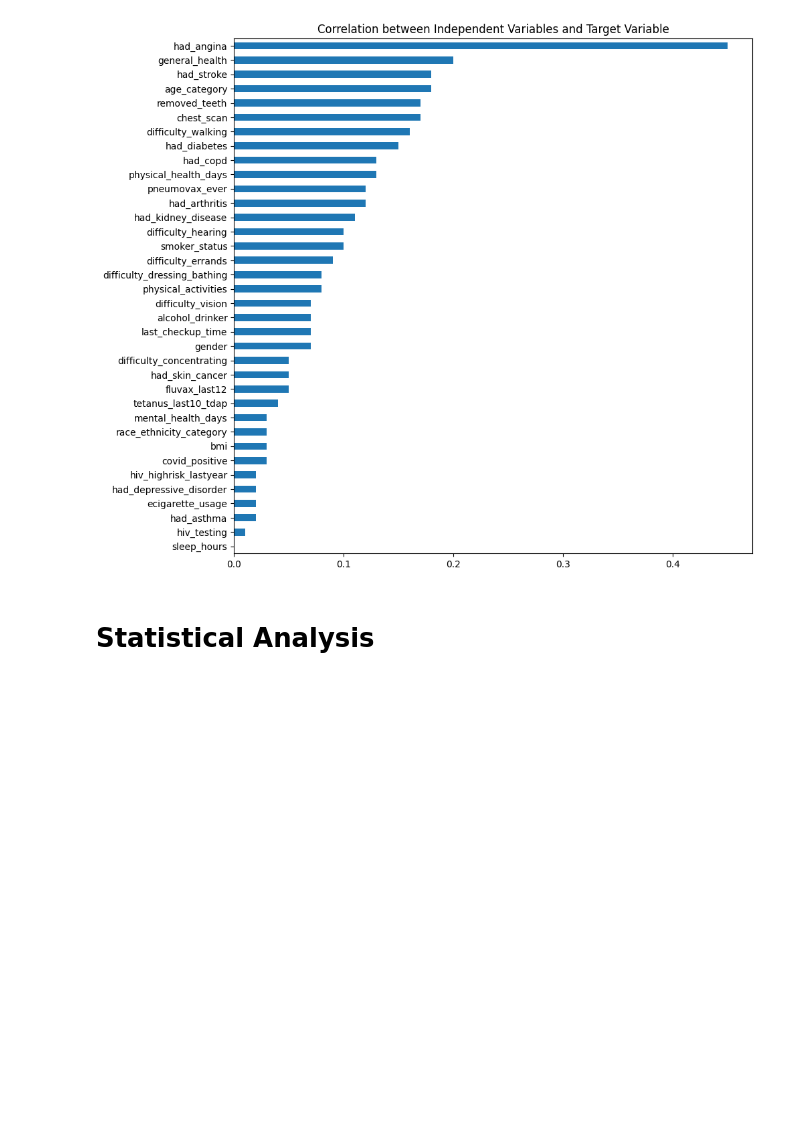
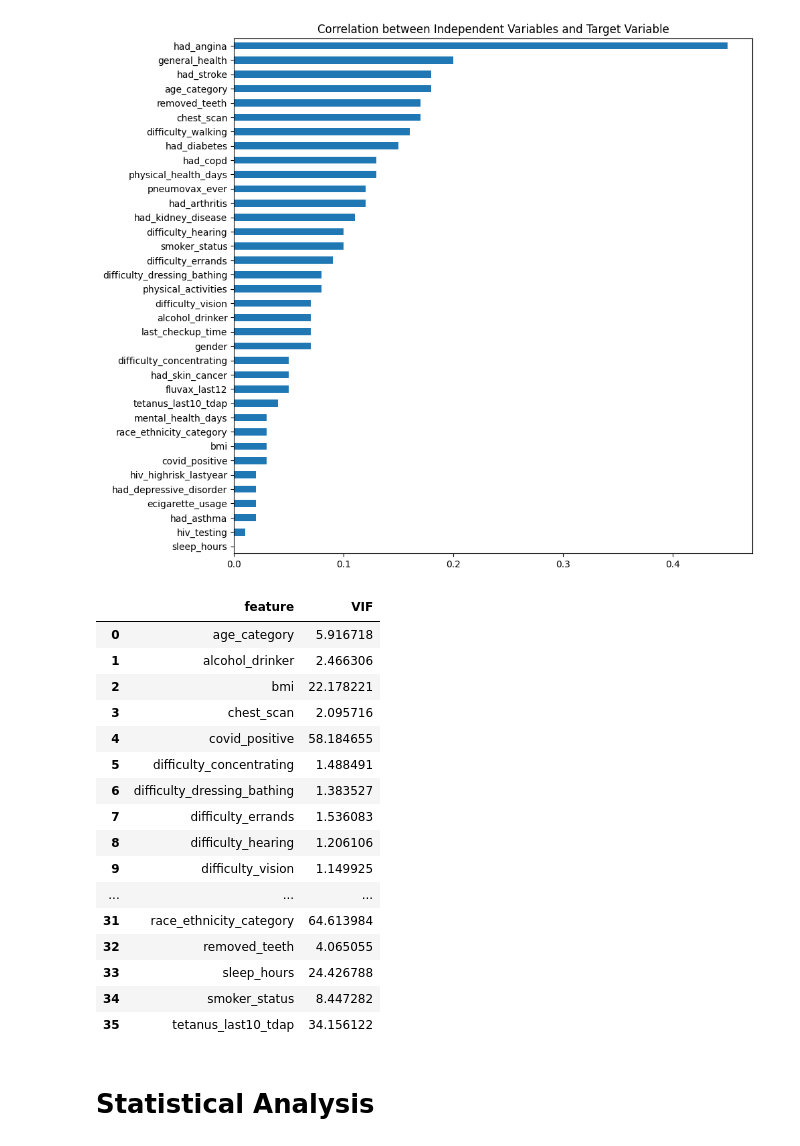
Before and after one commit to Vaneryn/6006cem-ml, a Jupyter notebook: notebooks/eda_brfss_heart.ipynb, the cells around one changed output. Cells and saved outputs as stored; diff of their text form; code cells hidden in the pictures; blank space fills up the shorter version.

```diff
--- a/notebooks/eda_brfss_heart.ipynb
+++ b/notebooks/eda_brfss_heart.ipynb
@@ -551,6 +555,38 @@ abs(corr['had_heart_attack']).sort_values()[:-1].plot.barh()
 plt.show()
 # %% [output]
 [figure]
+# %%
+from statsmodels.stats.outliers_influence import variance_inflation_factor
+
+df_vif = df_corr.copy()
+X = df_vif.drop('had_heart_attack', axis=1)
+
+vif_data = pd.DataFrame()
+vif_data["feature"] = X.columns
+
+# Calculate VIF for each feature
+vif_data["VIF"] = [variance_inflation_factor(X.values, i)
+                          for i in range(len(X.columns))]
+
+vif_data
+# %% [output]
+|  | feature | VIF |
+| 0 | age_category | 5.916718 |
+| 1 | alcohol_drinker | 2.466306 |
+| 2 | bmi | 22.178221 |
+| 3 | chest_scan | 2.095716 |
+| 4 | covid_positive | 58.184655 |
+| 5 | difficulty_concentrating | 1.488491 |
+| 6 | difficulty_dressing_bathing | 1.383527 |
+| 7 | difficulty_errands | 1.536083 |
+| 8 | difficulty_hearing | 1.206106 |
+| 9 | difficulty_vision | 1.149925 |
+| ... | ... | ... |
+| 31 | race_ethnicity_category | 64.613984 |
+| 32 | removed_teeth | 4.065055 |
+| 33 | sleep_hours | 24.426788 |
+| 34 | smoker_status | 8.447282 |
+| 35 | tetanus_last10_tdap | 34.156122 |
 # %% [markdown]
 # Statistical Analysis
 # %% [markdown]
```
Also changed, not shown: parts of 2 cells of this notebook, 1 other file.
